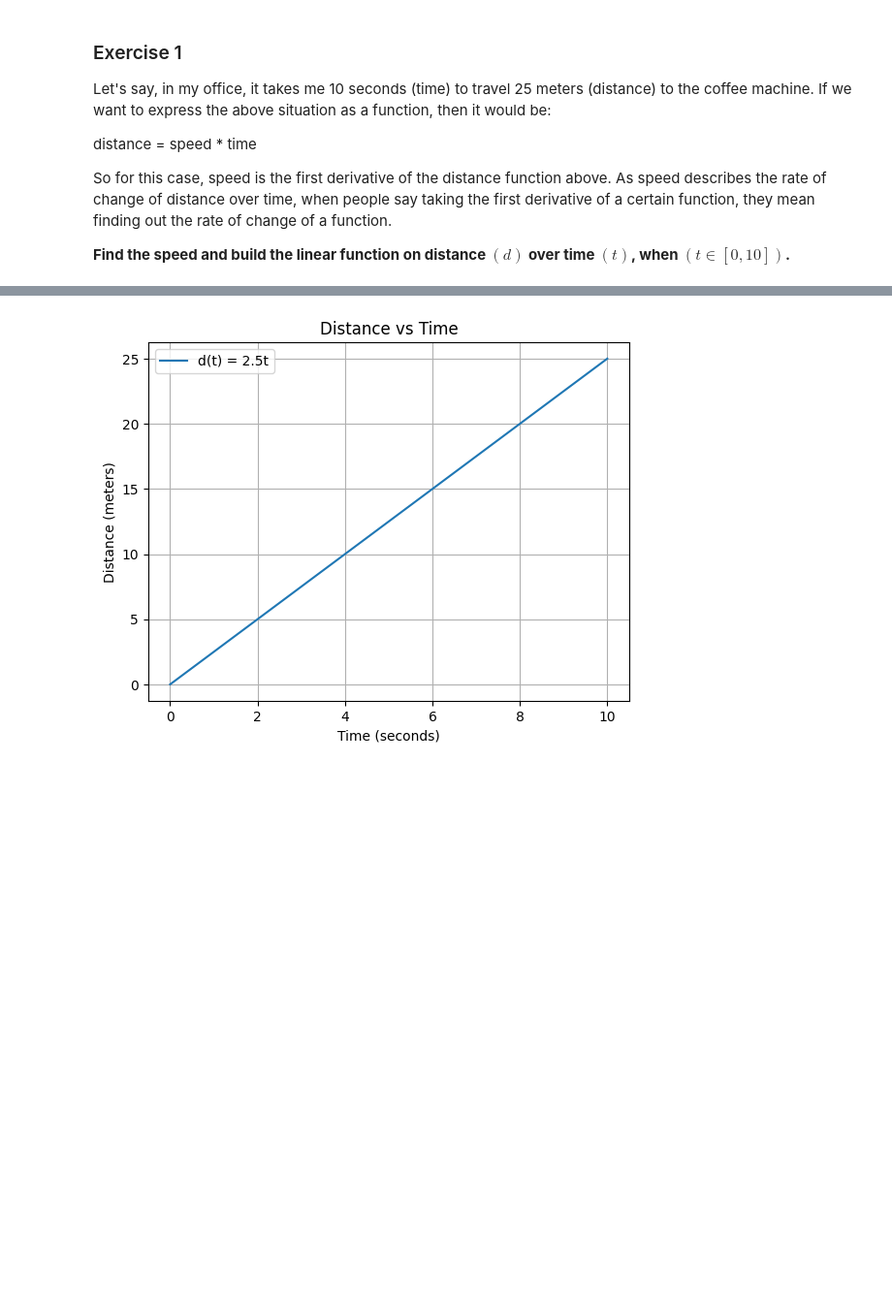
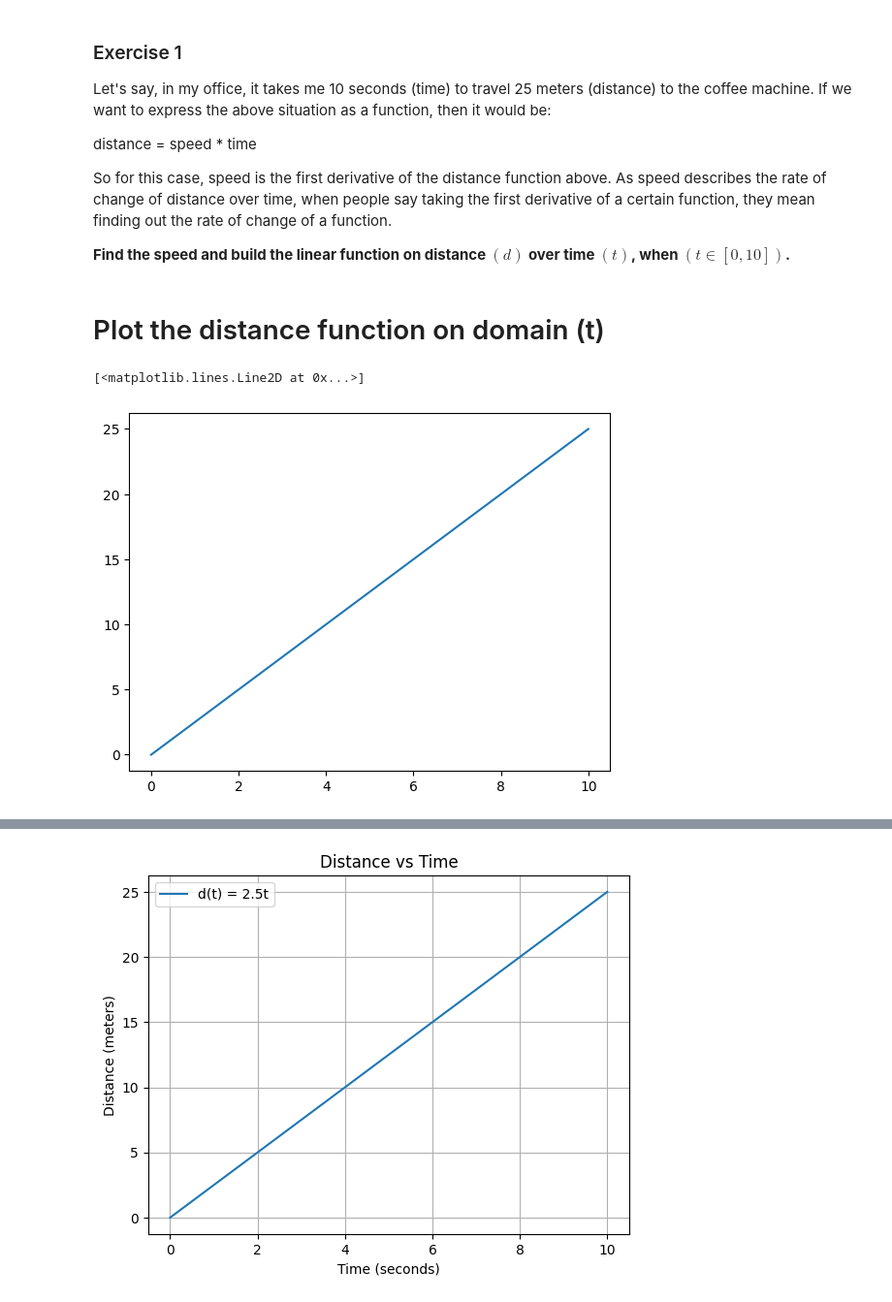
Before and after one commit to KALGonzalez/calculus-and-algebra-problems-with-python, a Jupyter notebook: notebook/problems.ipynb, the cells around one changed output, grey strips where cells are left out. Shown: that part at 97% size. Cells and saved outputs as stored; diff of their text form; code cells hidden in the pictures; blank space fills up the shorter version.

```diff
--- a/notebook/problems.ipynb
+++ b/notebook/problems.ipynb
@@ -23,6 +23,15 @@ So for this case, speed is the first derivative of the distance function above.
 **Find the speed and build the linear function on distance $(d)$ over time $(t)$, when $(t ∈ [0,10])$.**
 # %%
 # import libraries
-
+import numpy as np
+import matplotlib.pyplot as plt
+import pandas as pd
 
 # Define the distance function
+dist=25
+time=10
+speed=dist/time
+
+def f(x): return speed*x
+
+x= np.linspace(0, 10)
@@ -31,2 +38,10 @@ So for this case, speed is the first derivative of the distance function above.
+# %% [markdown]
+# Plot the distance function on domain (t)
+# %%
+
+plt.plot(x,f(x))
+# %% [output]
+[<matplotlib.lines.Line2D at 0x...>]
+[figure, added]
 # %%
 # Create a DataFrame
```
Also changed, not shown: parts of 3 cells of this notebook.
